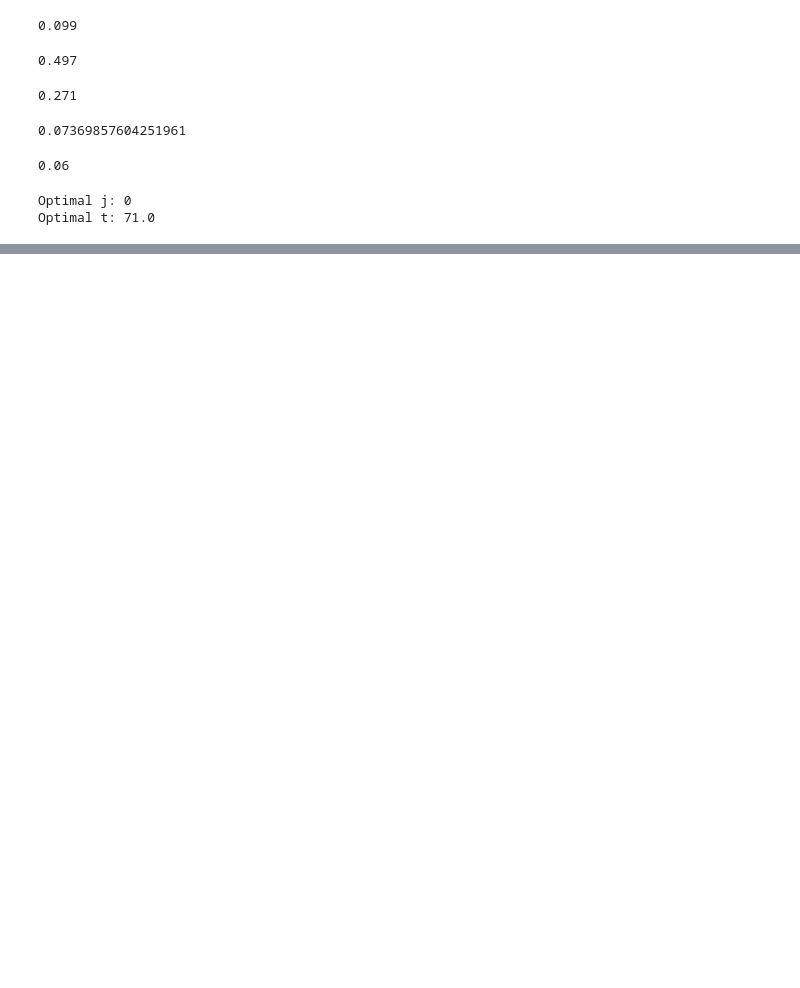
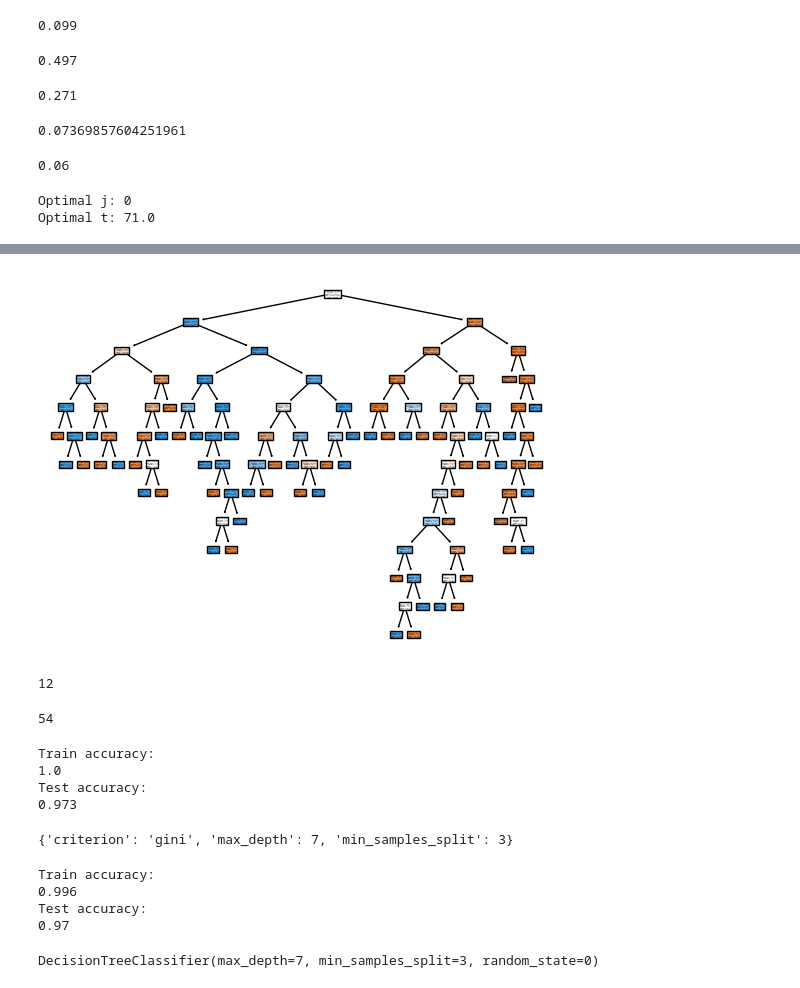
Before and after one commit to lurtz-dahaka/data_science_course, a Jupyter notebook: SKILLFACTORY/MATH&ML-3. Теория вероятностей/Practice.ipynb, the cells around one changed output, grey strips where cells are left out. Drawn from its saved outputs; the diff is of its cells as text; code cells hidden in the pictures; blank space fills up the shorter version.

```diff
--- a/SKILLFACTORY/MATH&ML-3. Теория вероятностей/Practice.ipynb
+++ b/SKILLFACTORY/MATH&ML-3. Теория вероятностей/Practice.ipynb
@@ -82,0 +285,80 @@ calculate_weighted_impurity(X, y, optimal_split_params, )
+# %%
+dt = tree.DecisionTreeClassifier(
+    criterion='entropy',
+    random_state=0
+)
+
+dt.fit(X_train, y_train)
+tree.plot_tree(
+    decision_tree=dt,
+    feature_names=X_train.columns,
+    filled=True,
+    impurity=True,
+    class_names=dt.classes_
+);
+# %% [output]
+[figure, added]
+# %%
+dt.get_depth()
+# %% [output]
+12
+# %%
+dt.get_n_leaves()
+# %% [output]
+54
+# %%
+y_train_predict = dt.predict(X_train)
+y_test_predict = dt.predict(X_test)
+print('Train accuracy:')
+print(round(metrics.accuracy_score(y_train, y_train_predict), 3))
+print('Test accuracy:')
+print(round(metrics.accuracy_score(y_test, y_test_predict), 3))
+# %% [output]
+Train accuracy:
+1.0
+Test accuracy:
+0.973
+# %%
+# Задаём сетку параметров
+param_grid = {
+    'criterion': ['gini', 'entropy'], #критерий информативности
+    'max_depth': [4, 5, 6, 7, 8, 9, 10], #максимальная глубина дерева
+    'min_samples_split': [3, 4, 5, 10] #минимальное количество объектов, необходимое для сплита
+}
+
+# Задаём метод кросс-валидации
+cv = model_selection.StratifiedKFold(n_splits=5)
+
+grid_search = model_selection.GridSearchCV(
+    estimator=dt,
+    param_grid=param_grid,
+    scoring='accuracy',
+    cv=cv
+)
+
+grid_search.fit(X_train, y_train)
+grid_search.best_params_
+# %% [output]
+{'criterion': 'gini', 'max_depth': 7, 'min_samples_split': 3}
+# %%
+y_train_predict = grid_search.predict(X_train)
+y_test_predict = grid_search.predict(X_test)
+print('Train accuracy:')
+print(round(metrics.accuracy_score(y_train, y_train_predict), 3))
+print('Test accuracy:')
+print(round(metrics.accuracy_score(y_test, y_test_predict), 3))
+# %% [output]
+Train accuracy:
+0.996
+Test accuracy:
+0.97
+# %%
+dt_best = tree.DecisionTreeClassifier(
+    criterion='gini',
+    max_depth=7,
+    min_samples_split=3,
+    random_state=0
+)
+dt_best.fit(X_train, y_train)
+# %% [output]
+DecisionTreeClassifier(max_depth=7, min_samples_split=3, random_state=0)
```
Also changed, not shown: parts of 17 cells of this notebook, 5 other files.
